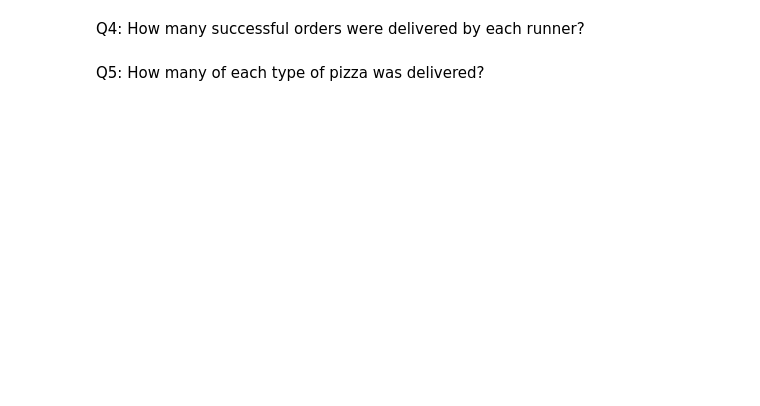
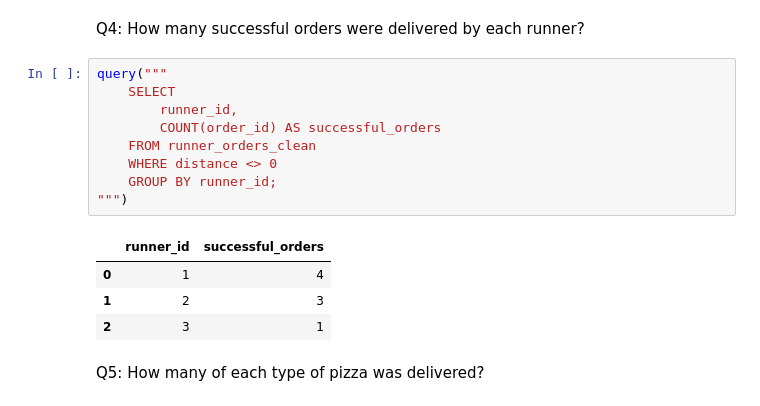
Before and after one commit to 20100215/8_Week_SQL_Challenge, a Jupyter notebook: Week 2 (Pizza Runner)/week2.ipynb, the cells around one changed output. Saved outputs shown, nothing was run; the diff lists cells and outputs as text; blank space fills up the shorter version.

```diff
--- a/Week 2 (Pizza Runner)/week2.ipynb
+++ b/Week 2 (Pizza Runner)/week2.ipynb
@@ -248,4 +264,18 @@ Q3: How many unique customer orders were made?
 # %% [markdown]
 Q4: How many successful orders were delivered by each runner?
+# %%
+query("""
+    SELECT
+        runner_id,
+        COUNT(order_id) AS successful_orders
+    FROM runner_orders_clean
+    WHERE distance <> 0
+    GROUP BY runner_id;
+""")
+# %% [output]
+|  | runner_id | successful_orders |
+| 0 | 1 | 4 |
+| 1 | 2 | 3 |
+| 2 | 3 | 1 |
 # %% [markdown]
 Q5: How many of each type of pizza was delivered?
```
Also changed, not shown: parts of 3 cells of this notebook.
